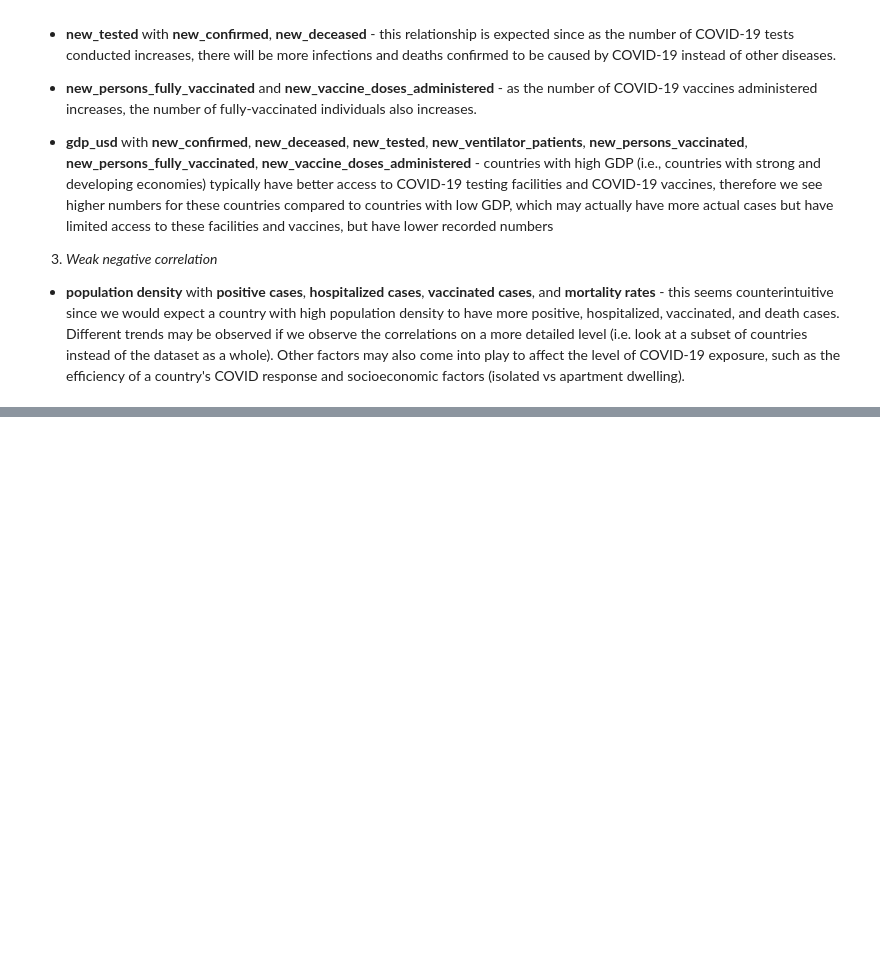
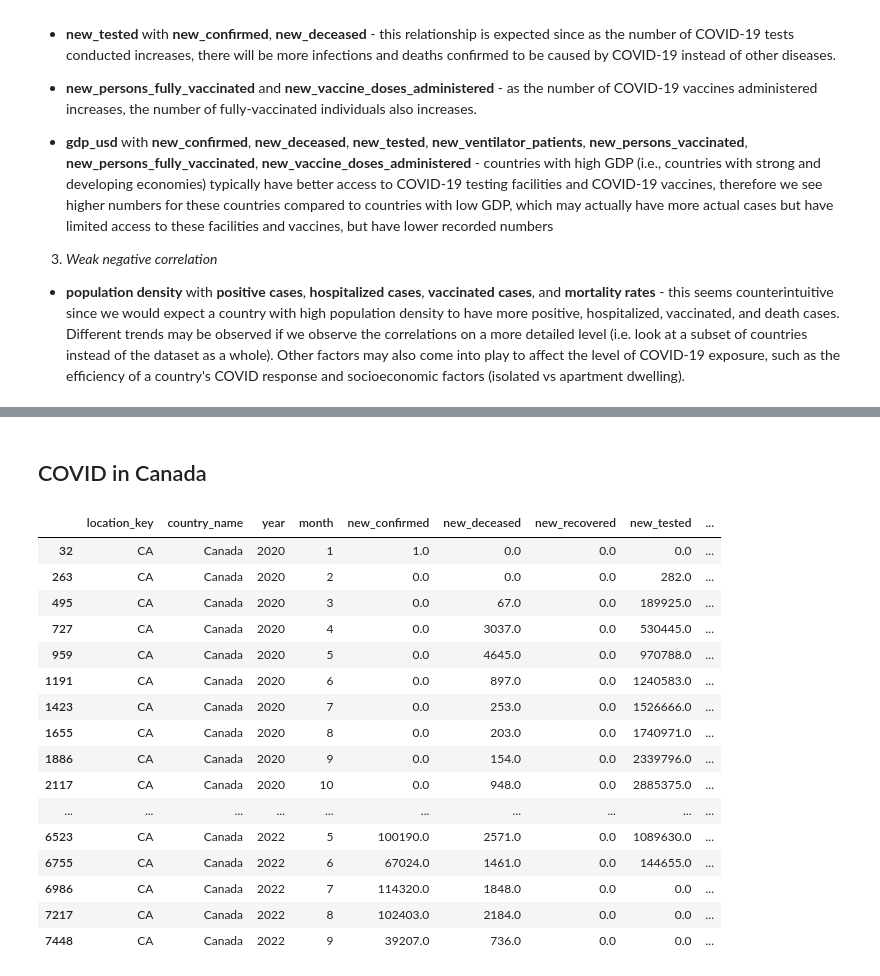
Before and after one commit to DenniseMc/cpsc_project, a Jupyter notebook: project_combine.ipynb, the cells around one changed output, grey strips where cells are left out. Cells and saved outputs as stored; diff of their text form; code cells hidden in the pictures; blank space fills up the shorter version.

```diff
--- a/project_combine.ipynb
+++ b/project_combine.ipynb
@@ -974,0 +1014,22 @@ Some notable observations from the above correlation heatmap:
+# %% [markdown]
+## <a id='canada'></a> COVID in Canada
+# %%
+complete_df[complete_df['location_key'] == 'CA']
+# %% [output]
+|  | location_key | country_name | year | month | new_confirmed | new_deceased | new_recovered | new_tested | ... |
+| 32 | CA | Canada | 2020 | 1 | 1.0 | 0.0 | 0.0 | 0.0 | ... |
+| 263 | CA | Canada | 2020 | 2 | 0.0 | 0.0 | 0.0 | 282.0 | ... |
+| 495 | CA | Canada | 2020 | 3 | 0.0 | 67.0 | 0.0 | 189925.0 | ... |
+| 727 | CA | Canada | 2020 | 4 | 0.0 | 3037.0 | 0.0 | 530445.0 | ... |
+| 959 | CA | Canada | 2020 | 5 | 0.0 | 4645.0 | 0.0 | 970788.0 | ... |
+| 1191 | CA | Canada | 2020 | 6 | 0.0 | 897.0 | 0.0 | 1240583.0 | ... |
+| 1423 | CA | Canada | 2020 | 7 | 0.0 | 253.0 | 0.0 | 1526666.0 | ... |
+| 1655 | CA | Canada | 2020 | 8 | 0.0 | 203.0 | 0.0 | 1740971.0 | ... |
+| 1886 | CA | Canada | 2020 | 9 | 0.0 | 154.0 | 0.0 | 2339796.0 | ... |
+| 2117 | CA | Canada | 2020 | 10 | 0.0 | 948.0 | 0.0 | 2885375.0 | ... |
+| ... | ... | ... | ... | ... | ... | ... | ... | ... | ... |
+| 6523 | CA | Canada | 2022 | 5 | 100190.0 | 2571.0 | 0.0 | 1089630.0 | ... |
+| 6755 | CA | Canada | 2022 | 6 | 67024.0 | 1461.0 | 0.0 | 144655.0 | ... |
+| 6986 | CA | Canada | 2022 | 7 | 114320.0 | 1848.0 | 0.0 | 0.0 | ... |
+| 7217 | CA | Canada | 2022 | 8 | 102403.0 | 2184.0 | 0.0 | 0.0 | ... |
+| 7448 | CA | Canada | 2022 | 9 | 39207.0 | 736.0 | 0.0 | 0.0 | ... |
```
Also changed, not shown: parts of 8 cells of this notebook.
